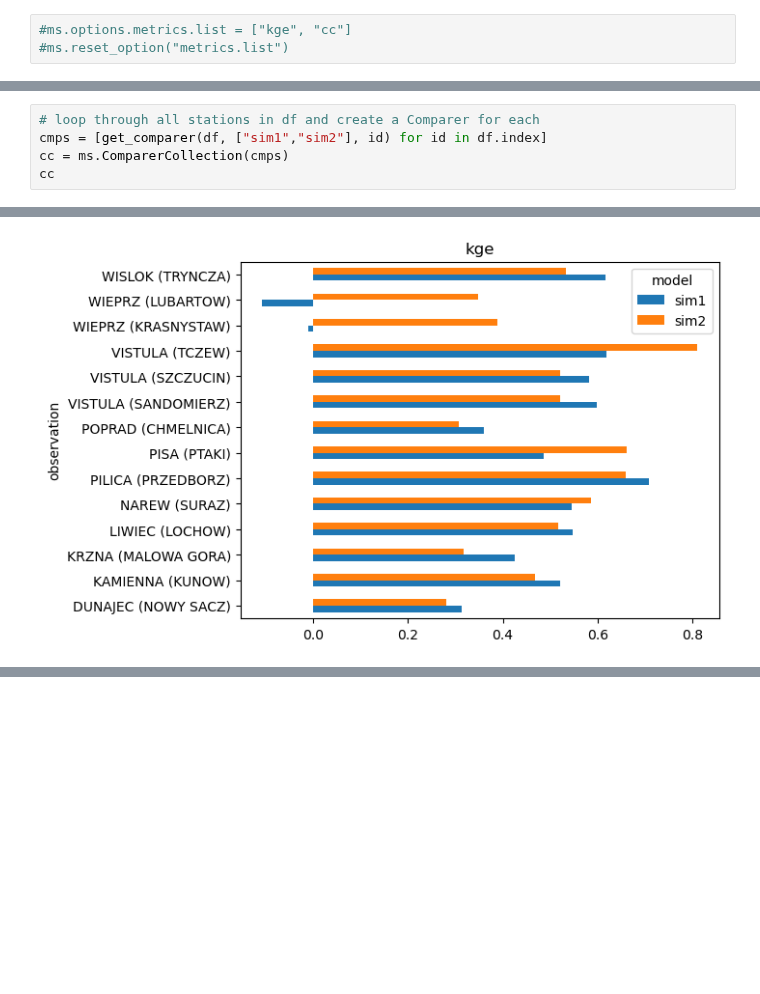
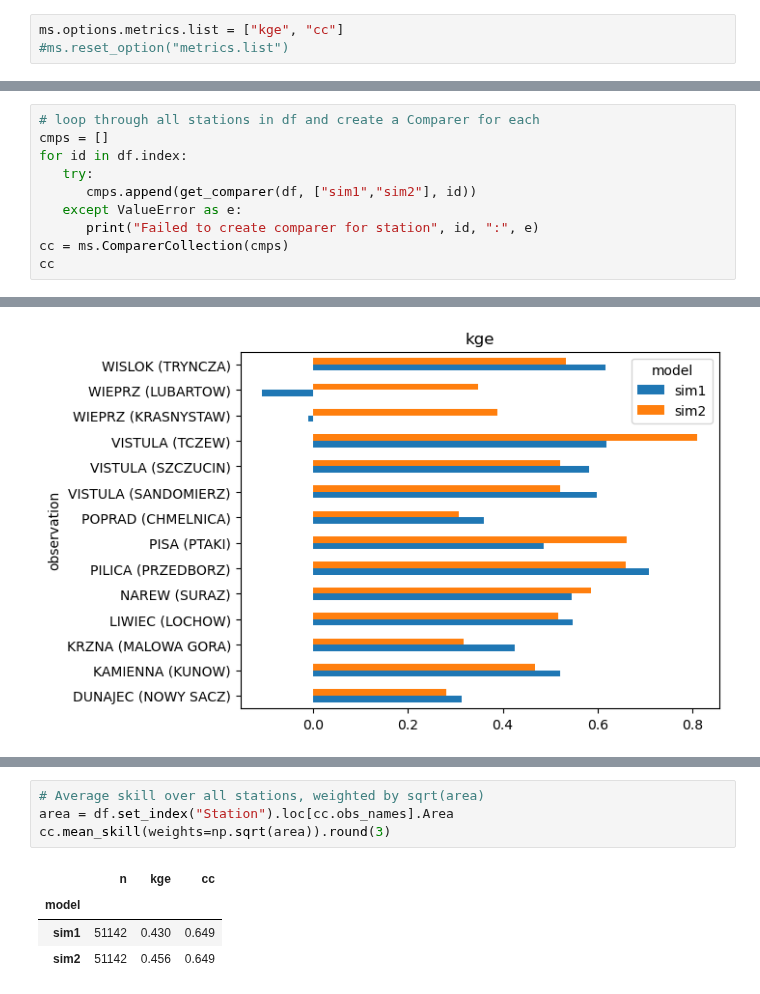
Before and after one commit to DHI/modelskill, a Jupyter notebook: notebooks/Hydrology_Vistula_Catchment.ipynb, the cells around one changed output, grey strips where cells are left out. Saved outputs shown, nothing was run; the diff lists cells and outputs as text; blank space fills up the shorter version.

```diff
--- a/notebooks/Hydrology_Vistula_Catchment.ipynb
+++ b/notebooks/Hydrology_Vistula_Catchment.ipynb
@@ -83,7 +86,7 @@ cmp.sel(model="sim1").plot.scatter();  # backend="plotly"
 # %% [markdown]
 ### Summary statistics
 # %%
-#ms.options.metrics.list = ["kge", "cc"]
+ms.options.metrics.list = ["kge", "cc"]
 #ms.reset_option("metrics.list")
 # %%
 cmp.skill().round(3)
@@ -127,7 +136,12 @@ cmp.skill(by=["model","month"]) #.plot.bar("kge");
 ## Compare multiple observations with two model results
 # %%
 # loop through all stations in df and create a Comparer for each
-cmps = [get_comparer(df, ["sim1","sim2"], id) for id in df.index]
+cmps = []
+for id in df.index:
+   try:
+      cmps.append(get_comparer(df, ["sim1","sim2"], id))
+   except ValueError as e:
+      print("Failed to create comparer for station", id, ":", e)
 cc = ms.ComparerCollection(cmps)
 cc
 # %% [output]
@@ -158,0 +168,9 @@ cc.sel(model="sim1").plot.taylor(normalize_std=True, aggregate_observations=Fals
+# %%
+# Average skill over all stations, weighted by sqrt(area)
+area = df.set_index("Station").loc[cc.obs_names].Area
+cc.mean_skill(weights=np.sqrt(area)).round(3)
+# %% [output]
+|  | n | kge | cc |
+| model |  |  |  |
+| sim1 | 51142 | 0.430 | 0.649 |
+| sim2 | 51142 | 0.456 | 0.649 |
```
Also changed, not shown: parts of 9 cells of this notebook.
